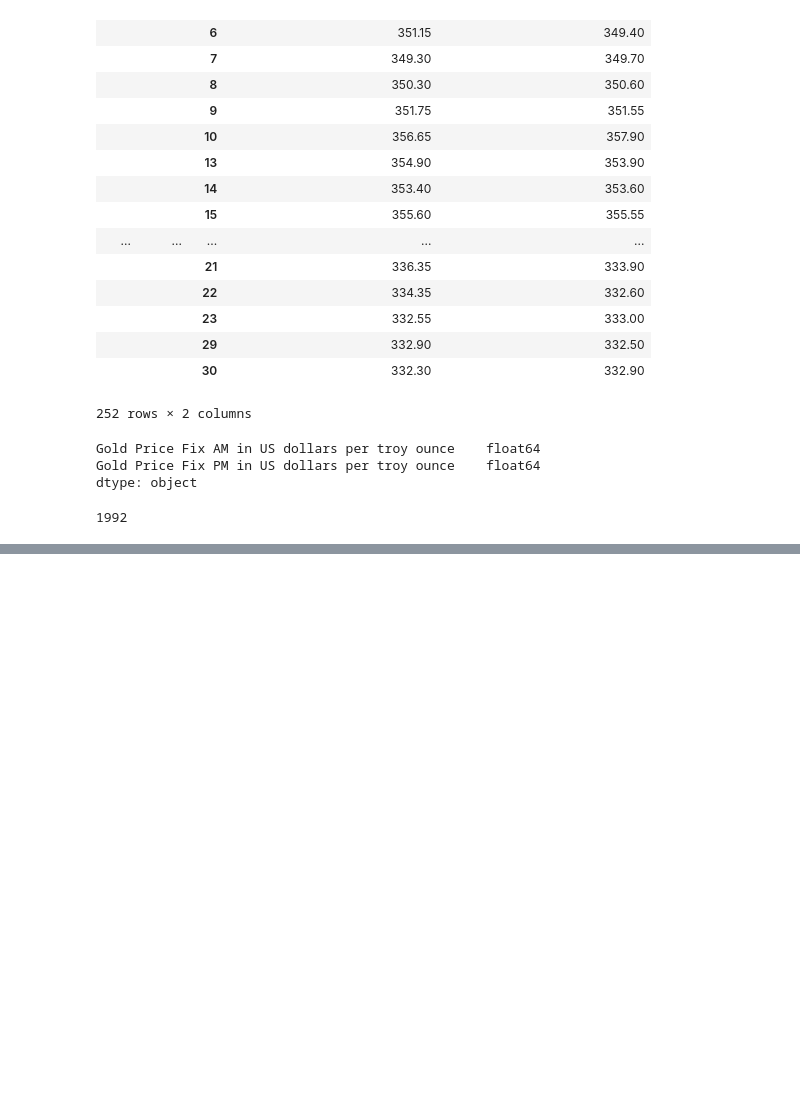
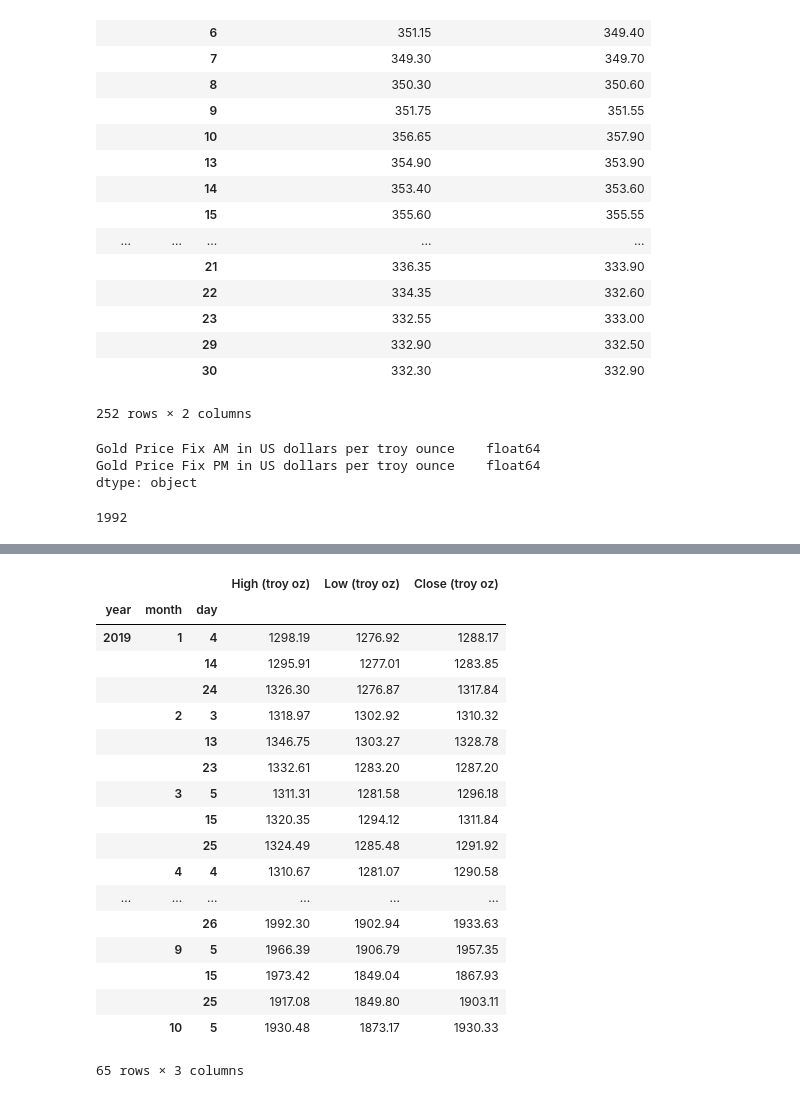
Before and after one commit to junaidqamer/HolidaySales, a Jupyter notebook: DataSets/clean_gold_data.ipynb, the cells around one changed output, grey strips where cells are left out. Saved outputs shown, nothing was run; the diff lists cells and outputs as text; code cells hidden in the pictures; blank space fills up the shorter version.

Commit message:
Added monthly gold for 2019-2020

```diff
--- a/DataSets/clean_gold_data.ipynb
+++ b/DataSets/clean_gold_data.ipynb
@@ -217,0 +231,6 @@ gold_92_group.index[0][2]
+# %%
+gold_19_20["year"]=gold_19_20.index.year
+# %%
+gold_19_20["month"]=gold_19_20.index.month
+# %%
+gold_19_20["day"]=gold_19_20.index.day
@@ -217,0 +247,24 @@ gold_92_group.index[0][2]
+# %%
+gold_grouped=gold_19_20.groupby(["year","month","day"]).first()
+# %%
+gold_grouped
+# %% [output]
+|  |  |  | High (troy oz) | Low (troy oz) | Close (troy oz) |
+| year | month | day |  |  |  |
+| 2019 | 1 | 4 | 1298.19 | 1276.92 | 1288.17 |
+|  |  | 14 | 1295.91 | 1277.01 | 1283.85 |
+|  |  | 24 | 1326.30 | 1276.87 | 1317.84 |
+|  | 2 | 3 | 1318.97 | 1302.92 | 1310.32 |
+|  |  | 13 | 1346.75 | 1303.27 | 1328.78 |
+|  |  | 23 | 1332.61 | 1283.20 | 1287.20 |
+|  | 3 | 5 | 1311.31 | 1281.58 | 1296.18 |
+|  |  | 15 | 1320.35 | 1294.12 | 1311.84 |
+|  |  | 25 | 1324.49 | 1285.48 | 1291.92 |
+|  | 4 | 4 | 1310.67 | 1281.07 | 1290.58 |
+| ... | ... | ... | ... | ... | ... |
+|  |  | 26 | 1992.30 | 1902.94 | 1933.63 |
+|  | 9 | 5 | 1966.39 | 1906.79 | 1957.35 |
+|  |  | 15 | 1973.42 | 1849.04 | 1867.93 |
+|  |  | 25 | 1917.08 | 1849.80 | 1903.11 |
+|  | 10 | 5 | 1930.48 | 1873.17 | 1930.33 |
+65 rows × 3 columns
```
Also changed, not shown: parts of 9 cells of this notebook, 1 other file.
